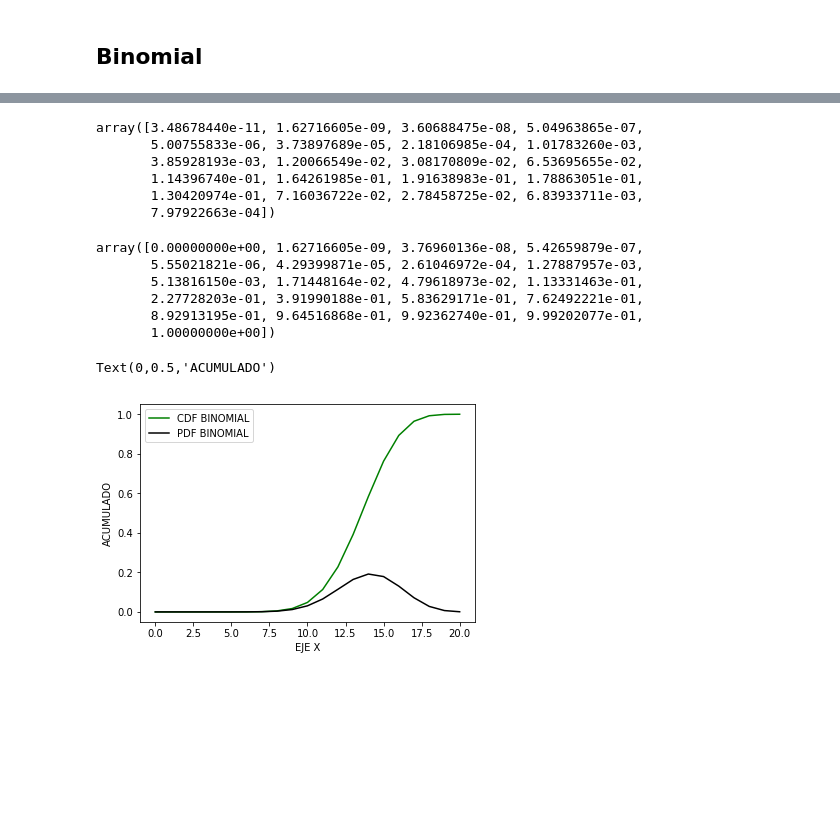
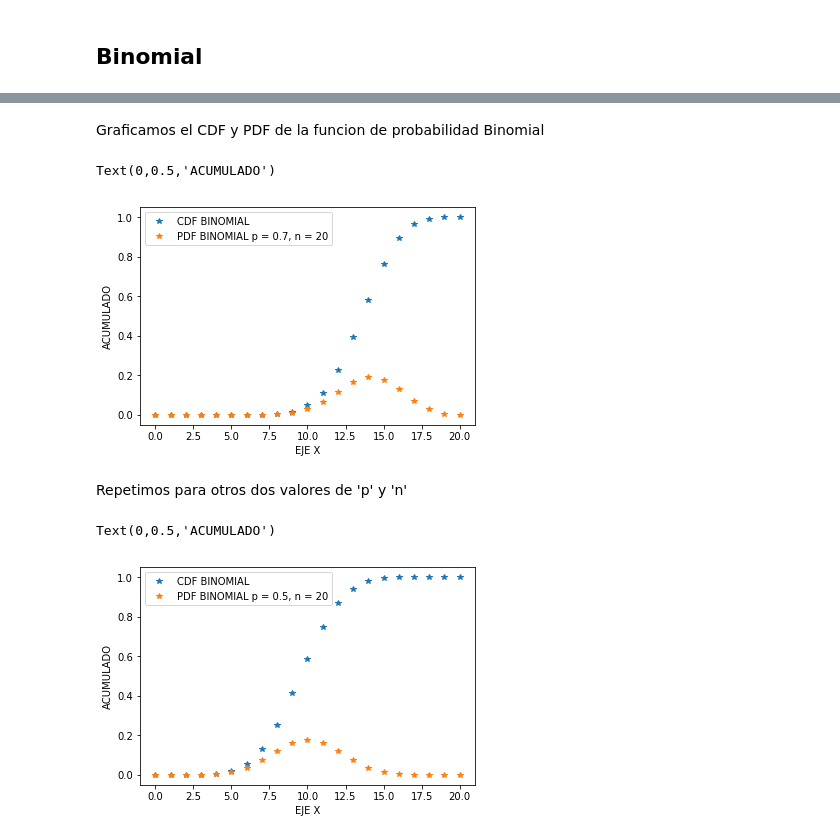
Before and after one commit to LuisEduardoCantero/Statistical_in_Cosmology, a Jupyter notebook: Ago/ejercicios/Ejercicio_con_distribuciones.ipynb, the cells around one changed output, grey strips where cells are left out. Drawn from its saved outputs; the diff is of its cells as text; code cells hidden in the pictures; blank space fills up the shorter version.

```diff
--- a/Ago/ejercicios/Ejercicio_con_distribuciones.ipynb
+++ b/Ago/ejercicios/Ejercicio_con_distribuciones.ipynb
@@ -72,9 +57,7 @@ Text(0,0.5,'ACUMULADO')
 # %%
-i = 0
-for i in range(xf2):
+for i in range(0, xf2):
     a2[i] = math.exp(-mu2)*math.pow(mu2,x2[i])/math.factorial(x2[i])
 # %%
-j = 1
 y2[0] = a2[0]
 for j in range(1, xf2):
     y2[j] = a2[j] + y2[j-1]
@@ -90,9 +73,7 @@ Text(0,0.5,'ACUMULADO')
 # %%
-i = 0
-for i in range(xf3):
+for i in range(0, xf3):
     a3[i] = math.exp(-mu3)*math.pow(mu3,x3[i])/math.factorial(x3[i])
 # %%
-j = 1
 y3[0] = a3[0]
 for j in range(1, xf3):
     y3[j] = a3[j] + y3[j-1]
@@ -128,30 +131,16 @@ for i in range(0, xf4):
 y4[0] = 0
 for j in range(1, xf4):
     y4[j] =  a4[j] + y4[j - 1]
-# %%
-a4
-# %% [output]
-array([3.48678440e-11, 1.62716605e-09, 3.60688475e-08, 5.04963865e-07,
-       5.00755833e-06, 3.73897689e-05, 2.18106985e-04, 1.01783260e-03,
-       3.85928193e-03, 1.20066549e-02, 3.08170809e-02, 6.53695655e-02,
-       1.14396740e-01, 1.64261985e-01, 1.91638983e-01, 1.78863051e-01,
-       1.30420974e-01, 7.16036722e-02, 2.78458725e-02, 6.83933711e-03,
-       7.97922663e-04])
-# %%
-y4
-# %% [output]
-array([0.00000000e+00, 1.62716605e-09, 3.76960136e-08, 5.42659879e-07,
-       5.55021821e-06, 4.29399871e-05, 2.61046972e-04, 1.27887957e-03,
-       5.13816150e-03, 1.71448164e-02, 4.79618973e-02, 1.13331463e-01,
-       2.27728203e-01, 3.91990188e-01, 5.83629171e-01, 7.62492221e-01,
-       8.92913195e-01, 9.64516868e-01, 9.92362740e-01, 9.99202077e-01,
-       1.00000000e+00])
+# %% [markdown]
+Graficamos el CDF y PDF de la funcion de probabilidad Binomial
 # %%
-plt.plot(x4,y4, 'green', label="CDF BINOMIAL")
-plt.plot(x4,a4, 'black', label="PDF BINOMIAL")
+plt.plot(x4,y4, "*", label="CDF BINOMIAL")
+plt.plot(x4,a4, "*", label="PDF BINOMIAL p = 0.7, n = 20")
 plt.legend()
 plt.xlabel("EJE X")
 plt.ylabel("ACUMULADO")
 # %% [output]
 Text(0,0.5,'ACUMULADO')
-[figure, old version]
+[figure, new version]
+# %% [markdown]
+Repetimos para otros dos valores de 'p' y 'n'
@@ -157,0 +154,9 @@ Text(0,0.5,'ACUMULADO')
+# %%
+plt.plot(x5,y5, "*", label="CDF BINOMIAL")
+plt.plot(x5,a5, "*", label="PDF BINOMIAL p = 0.5, n = 20")
+plt.legend()
+plt.xlabel("EJE X")
+plt.ylabel("ACUMULADO")
+# %% [output]
+Text(0,0.5,'ACUMULADO')
+[figure, added]
```
Also changed, not shown: parts of 61 cells of this notebook.
